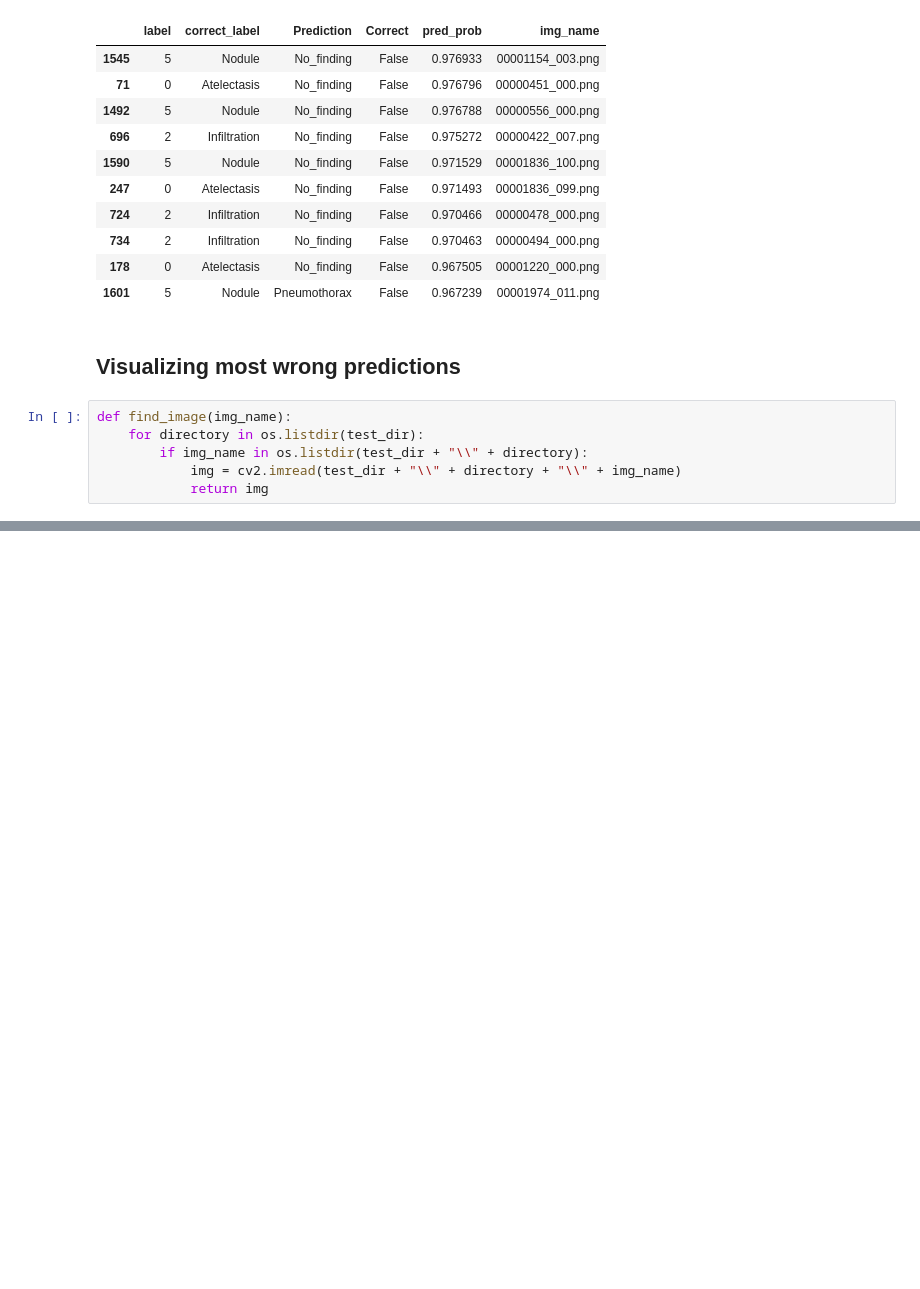
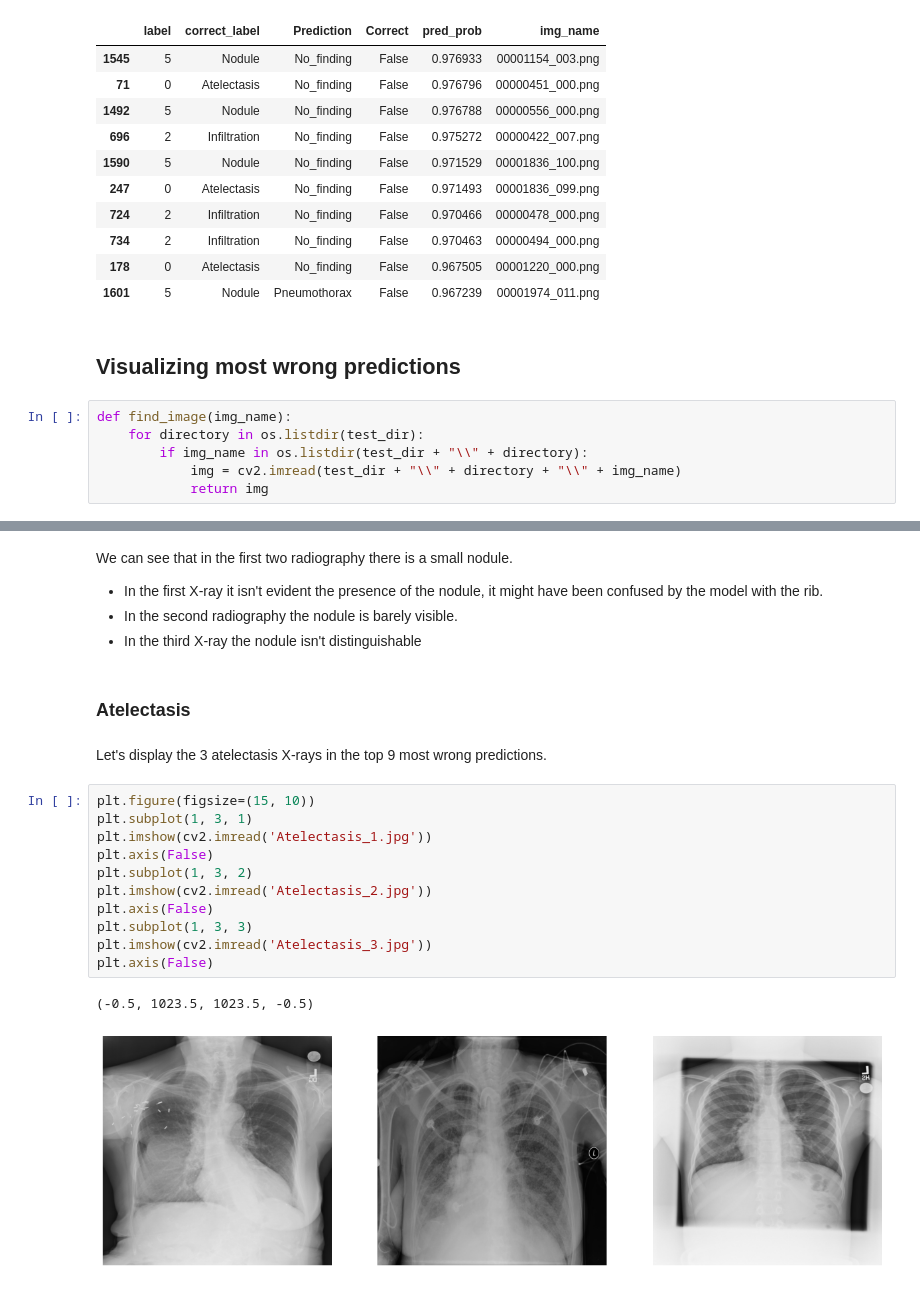
Before and after one commit to Pie98/Chest_X_rays, a Jupyter notebook: 5_results/results_evaluation.ipynb, the cells around one changed output, grey strips where cells are left out. Drawn from its saved outputs; the diff is of its cells as text; blank space fills up the shorter version.

```diff
--- a/5_results/results_evaluation.ipynb
+++ b/5_results/results_evaluation.ipynb
@@ -195,0 +214,23 @@ for i, row in enumerate(wrong_results_df[start_index:start_index+images_to_view]
+# %% [markdown]
+We can see that in the first two radiography there is a small nodule.
+* In the first X-ray it isn't evident the presence of the nodule, it might have been confused by the model with the rib.
+* In the second radiography the nodule is barely visible.
+* In the third X-ray the nodule isn't distinguishable
+# %% [markdown]
+### Atelectasis
+# %% [markdown]
+Let's display the 3 atelectasis X-rays in the top 9 most wrong predictions.
+# %%
+plt.figure(figsize=(15, 10))
+plt.subplot(1, 3, 1)
+plt.imshow(cv2.imread('Atelectasis_1.jpg'))
+plt.axis(False)
+plt.subplot(1, 3, 2)
+plt.imshow(cv2.imread('Atelectasis_2.jpg'))
+plt.axis(False)
+plt.subplot(1, 3, 3)
+plt.imshow(cv2.imread('Atelectasis_3.jpg'))
+plt.axis(False)
+# %% [output]
+(-0.5, 1023.5, 1023.5, -0.5)
+[figure, added]
```
Also changed, not shown: parts of 14 cells of this notebook, 9 other files.
